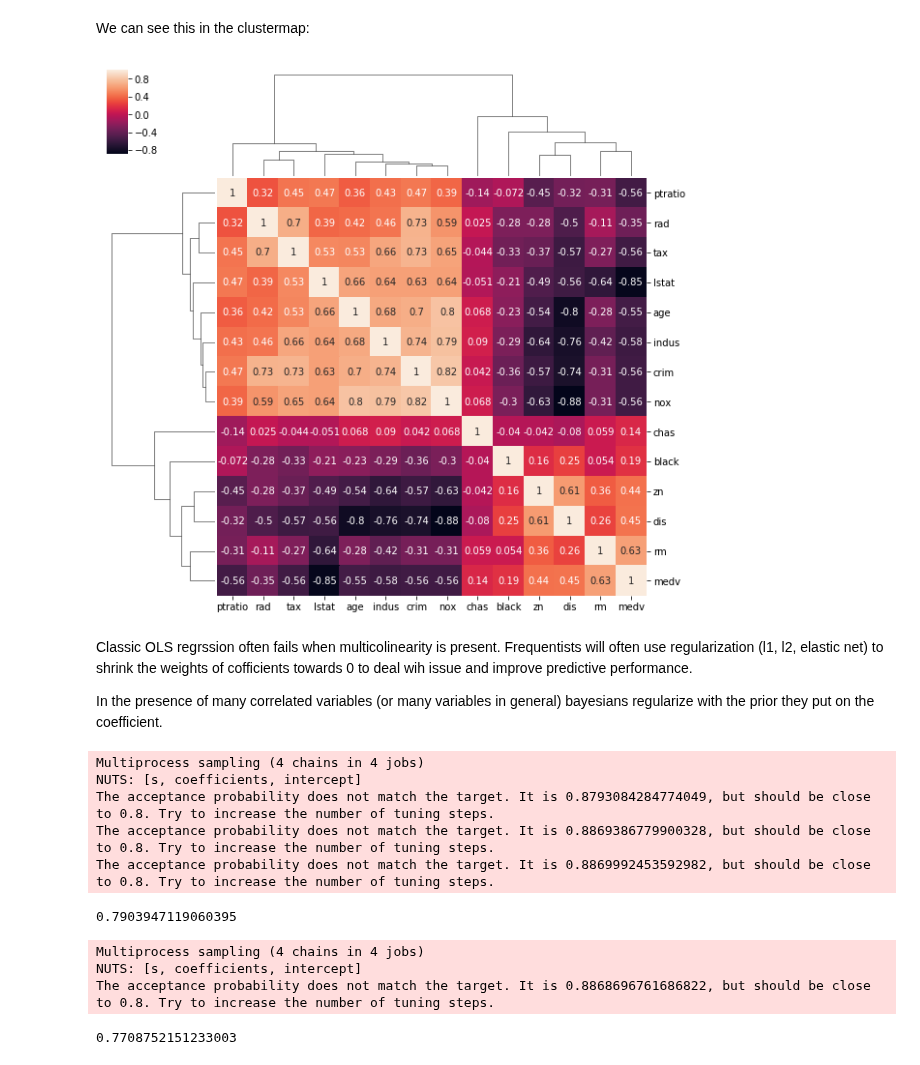
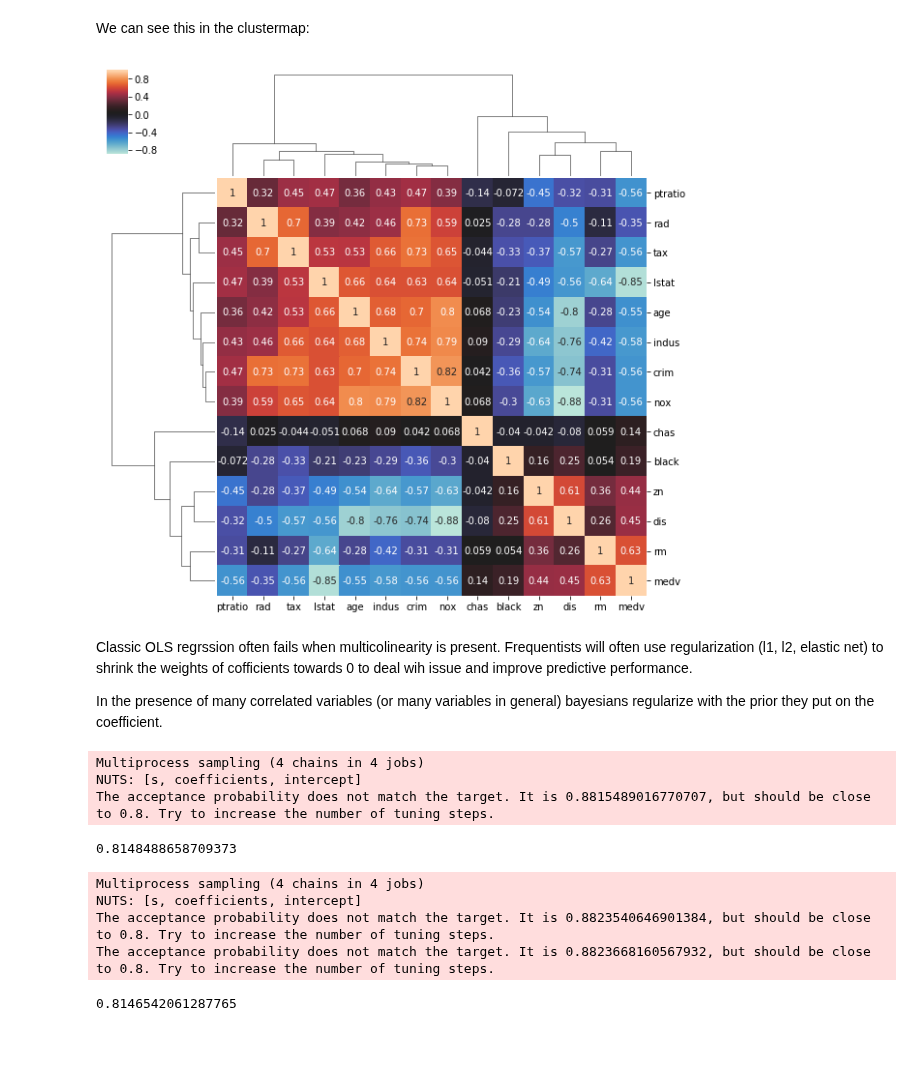
Before and after one commit to pysr1/pymc3_models, a Jupyter notebook: notebooks/Crocker_examples.ipynb, the cells around one changed output. Cells and saved outputs as stored; diff of their text form; code cells hidden in the pictures.

```diff
--- a/notebooks/Crocker_examples.ipynb
+++ b/notebooks/Crocker_examples.ipynb
@@ -23,5 +3,7 @@ Successfully installed pymc3-models-2.1.0
 # %%
 # http://www.stat.columbia.edu/~gelman/research/published/priors11.pdf
+# run to install most recent version
+#! pip install git+https://github.com/pysr1/pymc3_models.git --upgrade
 
 import pandas as pd
 import numpy as np
@@ -31,5 +13,9 @@ from pymc3_models.models.LinearRegression import LinearRegression
 import seaborn as sns
 
 df = pd.read_csv('data/boston.csv')
+
+df['lstat'] = np.log1p(df['lstat'])
+df['nox'] = np.log1p(df['nox'])
+df['dis'] = np.log1p(df['dis'])
 # %% [markdown]
 Look at the first few rows:
@@ -58,10 +58,12 @@ vif.T
 # %% [markdown]
 We can see this in the clustermap:
 # %%
-sns.clustermap(df.corr(method = 'spearman'), annot = True)
+# use spearman correlation because of distributions
+sns.clustermap(df.corr(method = 'spearman'), annot = True,
+              center = np.median(df.corr(method = 'spearman')))
 plt.show()
 # %% [output]
-[figure, old version]
+[figure, new version]
 # %% [markdown]
 Classic OLS regrssion often fails when multicolinearity is present.  Frequentists will often use regularization (l1, l2, elastic net) to shrink the weights of cofficients towards 0 to deal wih issue and improve predictive performance.
 
@@ -88,10 +90,8 @@ LR.score(X_test, y_test)
 # %% [output]
 Multiprocess sampling (4 chains in 4 jobs)
 NUTS: [s, coefficients, intercept]
-The acceptance probability does not match the target. It is 0.8793084284774049, but should be close to 0.8. Try to increase the number of tuning steps.
-The acceptance probability does not match the target. It is 0.8869386779900328, but should be close to 0.8. Try to increase the number of tuning steps.
-The acceptance probability does not match the target. It is 0.8869992453592982, but should be close to 0.8. Try to increase the number of tuning steps.
+The acceptance probability does not match the target. It is 0.8815489016770707, but should be close to 0.8. Try to increase the number of tuning steps.
-0.7903947119060395
+0.8148488658709373
 # %%
 from sklearn.model_selection import train_test_split
 from sklearn.preprocessing import StandardScaler
@@ -100,11 +100,12 @@ LR = LinearRegression()
 # I prefer this prior for regression coefficients
 # It works better in this situation
 LR.fit(X_train, y_train, inference_type = 'nuts', scale = 1,
-      dof = 1)
+      dof = 7)
 
 LR.score(X_test, y_test)
 # %% [output]
 Multiprocess sampling (4 chains in 4 jobs)
 NUTS: [s, coefficients, intercept]
-The acceptance probability does not match the target. It is 0.8868696761686822, but should be close to 0.8. Try to increase the number of tuning steps.
+The acceptance probability does not match the target. It is 0.8823540646901384, but should be close to 0.8. Try to increase the number of tuning steps.
+The acceptance probability does not match the target. It is 0.8823668160567932, but should be close to 0.8. Try to increase the number of tuning steps.
-0.7708752151233003
+0.8146542061287765
```
Also changed, not shown: parts of 12 cells of this notebook.
